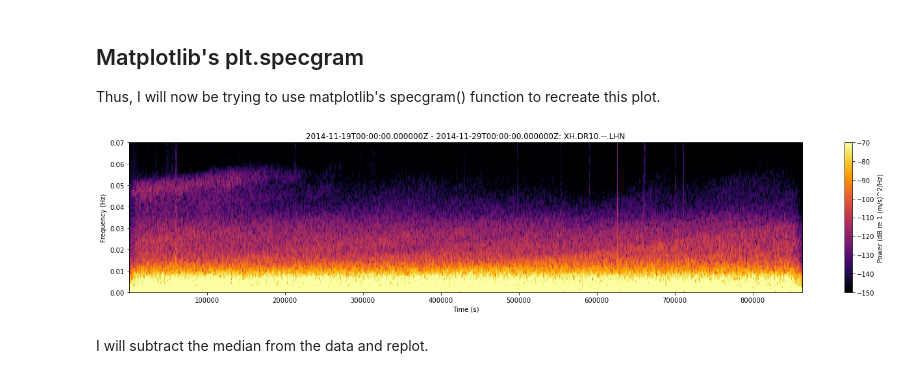
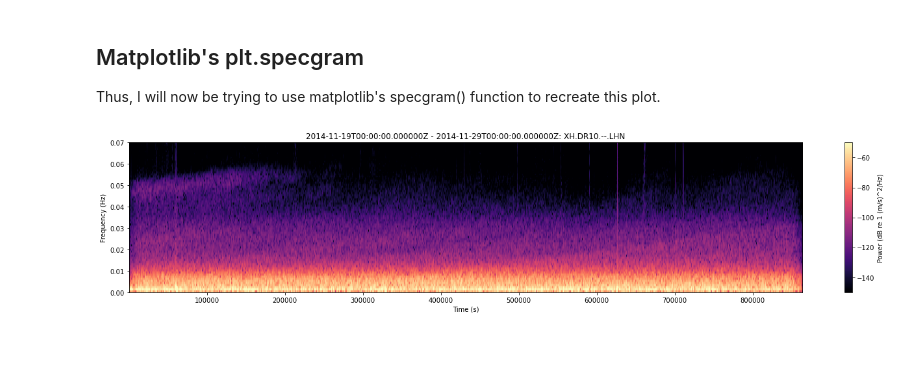
Before and after one commit to ShivanshB/ris-panoptic-spectrogram-segmentation, a Jupyter notebook: SpectrogramGeneration/Spectrograms.ipynb, the cells around one changed output. Drawn from its saved outputs; the diff is of its cells as text; code cells hidden in the pictures; blank space fills up the shorter version.

```diff
--- a/SpectrogramGeneration/Spectrograms.ipynb
+++ b/SpectrogramGeneration/Spectrograms.ipynb
@@ -81,43 +81,44 @@ ax1 = fig.add_axes([0.1, 0.1, 3, 0.8])
 ax = plt.gca()
 
 
-power, freqs, time, im = plt.specgram(st_mpl[0].data, axes=ax1 ,Fs = 1, NFFT=512*2, mode='psd', scale='dB', cmap='inferno', scale_by_freq=True)
+power, freqs, time, im = plt.specgram(st_mpl[0].data, axes=ax1 ,Fs = 1, NFFT=512*2,
+                                      mode='psd', scale='dB', cmap='magma',
+                                      scale_by_freq=True, detrend = 'constant')
 # optionally subtract the median
 # data = st_mpl[0].data
 # median = np.median(data)
 # print(data)
 # print(median)
 # data = data - median
 # print(data)
 
 ax1.set_ylim(0.0, 0.07)
 
 # Format plot attributes
 plt.xlabel("Time (s)")
 plt.ylabel("Frequency (Hz)")
 
 # setting the title of the image
 title = str(starttime) + ' - ' + str(endtime) + ": " + net + '.' + sta + '.' + loc + '.' + chan
 plt.title(title)
 
 
 cbar = plt.colorbar(im)
 cbar.set_label("Power (dB re 1 (m/s)^2/Hz)")
 mappable = ax1.images[0]
 
+# plt.colorbar(mappable=mappable, cax = ax2)
+mappable.set_clim(-150, -50)
+
+# im = plt.pcolormesh(time, freqs, power, shading='auto', cmap='jet', vmin=-85, vmax=-35)
+
 # save figure
 if loc == "--":
     filename = net + '-' + sta + '-' + chan + ".jpg"
 else:
     filename = net + '-' + sta + '-' + loc + '-' + chan + ".jpg"
 plt.savefig('GeneratedSpectrograms/' + filename,  bbox_inches='tight');
 
-
-# plt.colorbar(mappable=mappable, cax = ax2)
-mappable.set_clim(-150, -70)
-
 plt.show();
 # %% [output]
-[figure, old version]
+[figure, new version]
-# %% [markdown]
-I will subtract the median from the data and replot.
```
Also changed, not shown: 6 other files.
